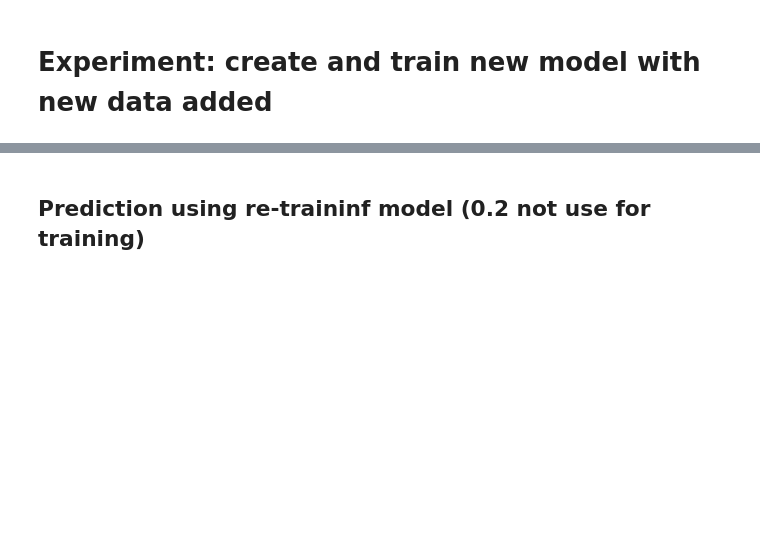
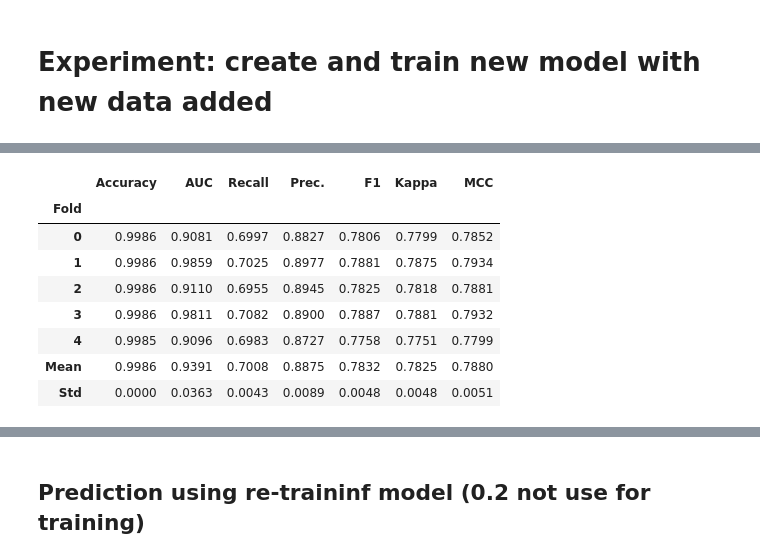
Before and after one commit to chun-yu-L/Credit-Card-Fraud-Prediction-2023, a Jupyter notebook: public_partial_fit.ipynb, the cells around one changed output, grey strips where cells are left out. Saved outputs shown, nothing was run; the diff lists cells and outputs as text; code cells hidden in the pictures; blank space fills up the shorter version.

Commit message:
Result
Result of Experiment: create and train new model with new data added

```diff
--- a/public_partial_fit.ipynb
+++ b/public_partial_fit.ipynb
@@ -282,2 +301,3 @@ exp.setup(train_cb, target='label',
 # %%
-lgbm_add =  exp.create_model('lgbm')
+lgbm_add =  exp.create_model('lightgbm')
+# %% [output]
@@ -283,0 +305,9 @@ lgbm_add =  exp.create_model('lgbm')
+|  | Accuracy | AUC | Recall | Prec. | F1 | Kappa | MCC |
+| Fold |  |  |  |  |  |  |  |
+| 0 | 0.9986 | 0.9081 | 0.6997 | 0.8827 | 0.7806 | 0.7799 | 0.7852 |
+| 1 | 0.9986 | 0.9859 | 0.7025 | 0.8977 | 0.7881 | 0.7875 | 0.7934 |
+| 2 | 0.9986 | 0.9110 | 0.6955 | 0.8945 | 0.7825 | 0.7818 | 0.7881 |
+| 3 | 0.9986 | 0.9811 | 0.7082 | 0.8900 | 0.7887 | 0.7881 | 0.7932 |
+| 4 | 0.9985 | 0.9096 | 0.6983 | 0.8727 | 0.7758 | 0.7751 | 0.7799 |
+| Mean | 0.9986 | 0.9391 | 0.7008 | 0.8875 | 0.7832 | 0.7825 | 0.7880 |
+| Std | 0.0000 | 0.0363 | 0.0043 | 0.0089 | 0.0048 | 0.0048 | 0.0051 |
```
Also changed, not shown: parts of 10 cells of this notebook.
